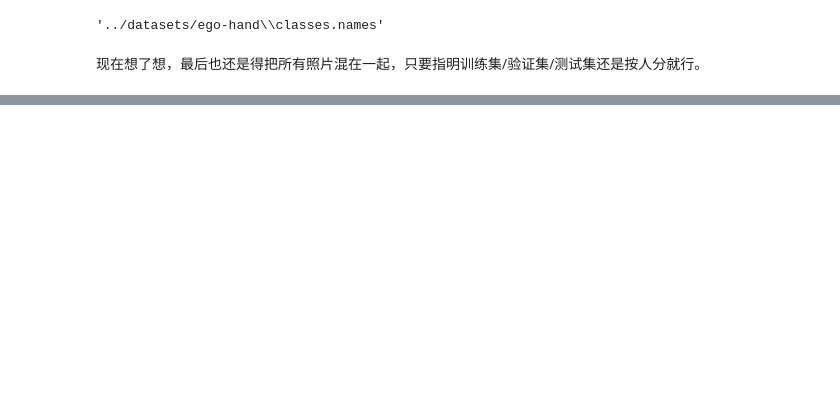
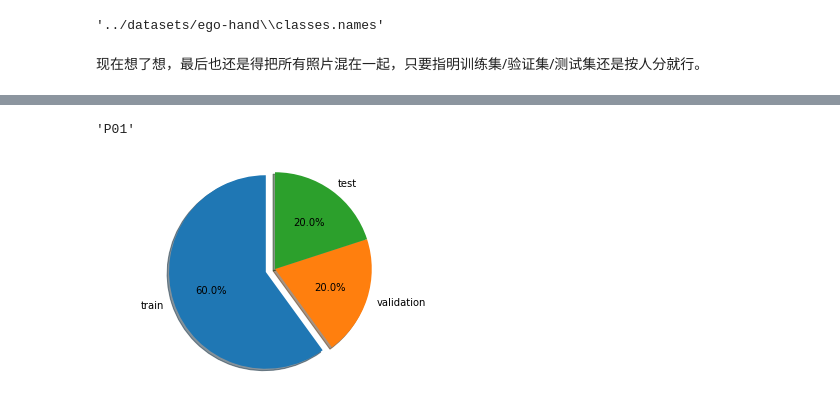
Before and after one commit to JinhangZhu/project-diary, a Jupyter notebook: analysis.ipynb, the cells around one changed output, grey strips where cells are left out. Saved outputs shown, nothing was run; the diff lists cells and outputs as text; code cells hidden in the pictures; blank space fills up the shorter version.

```diff
--- a/analysis.ipynb
+++ b/analysis.ipynb
@@ -520,3 +566,7 @@ shutil.copy(os.path.join(CONVERTED_PATH, 'classes.names'), FINAL_PATH)
+# %%
+os.path.basename(from_paths[0])
+# %% [output]
+'P01'
 # %%
 # Store the paths of subsets *.txt files
 subsets_paths = {}
@@ -533,0 +590,14 @@ for key, ids in tqdm(datasets.items(), desc='Subsets'):
+# %%
+# Visualise subsets information
+subsets = [l for l in datasets.keys()]
+sizes = [ss.size for ss in datasets.values()]
+explode = (0.1, 0, 0)  # only "explode" the 1st slice (i.e. 'train')
+
+fig1, ax1 = plt.subplots()
+ax1.pie(sizes, explode=explode, labels=subsets, autopct='%1.1f%%',
+        shadow=True, startangle=90)
+ax1.axis('equal')  # Equal aspect ratio ensures that pie is drawn as a circle.
+
+plt.show()
+# %% [output]
+[figure, added]
```
Also changed, not shown: parts of 16 cells of this notebook.
